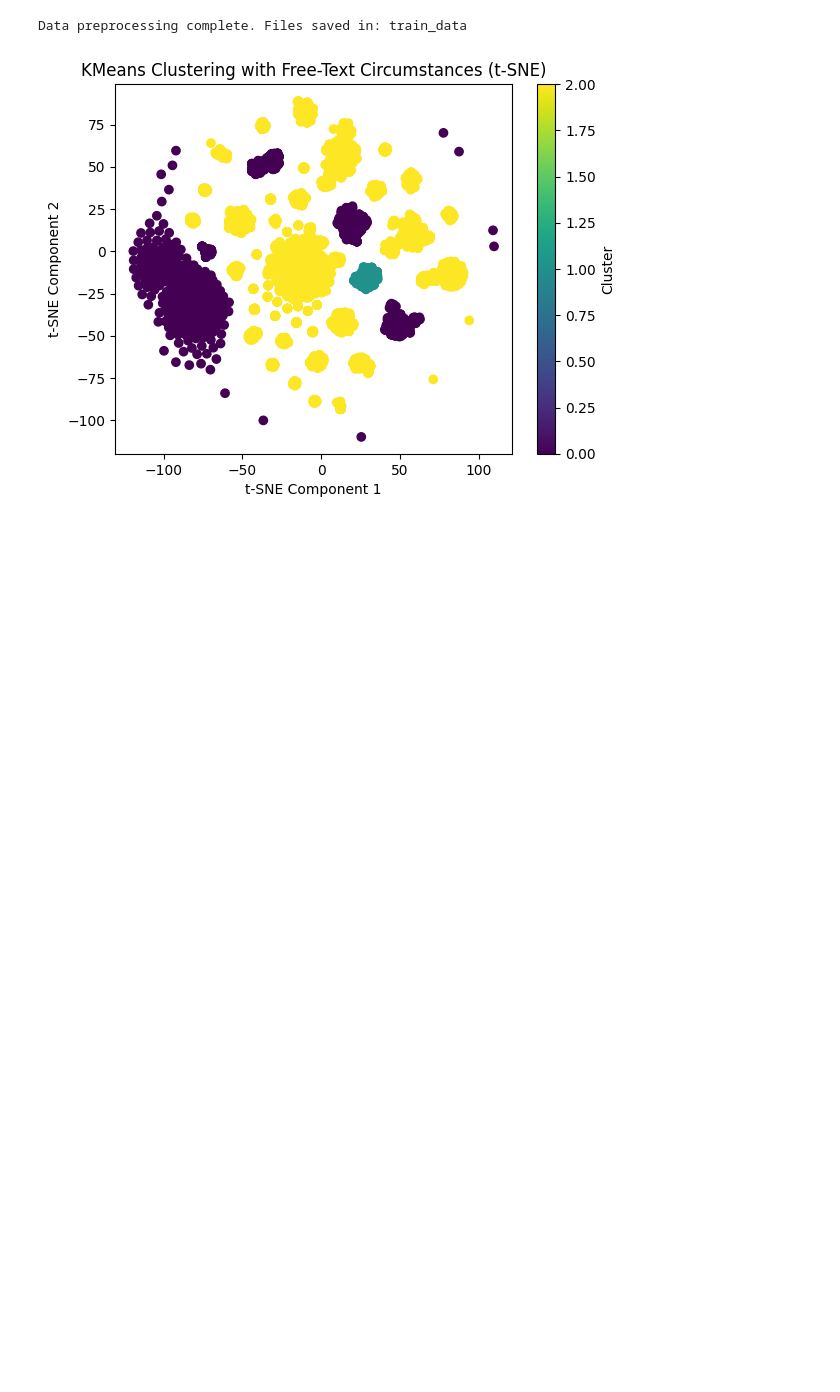
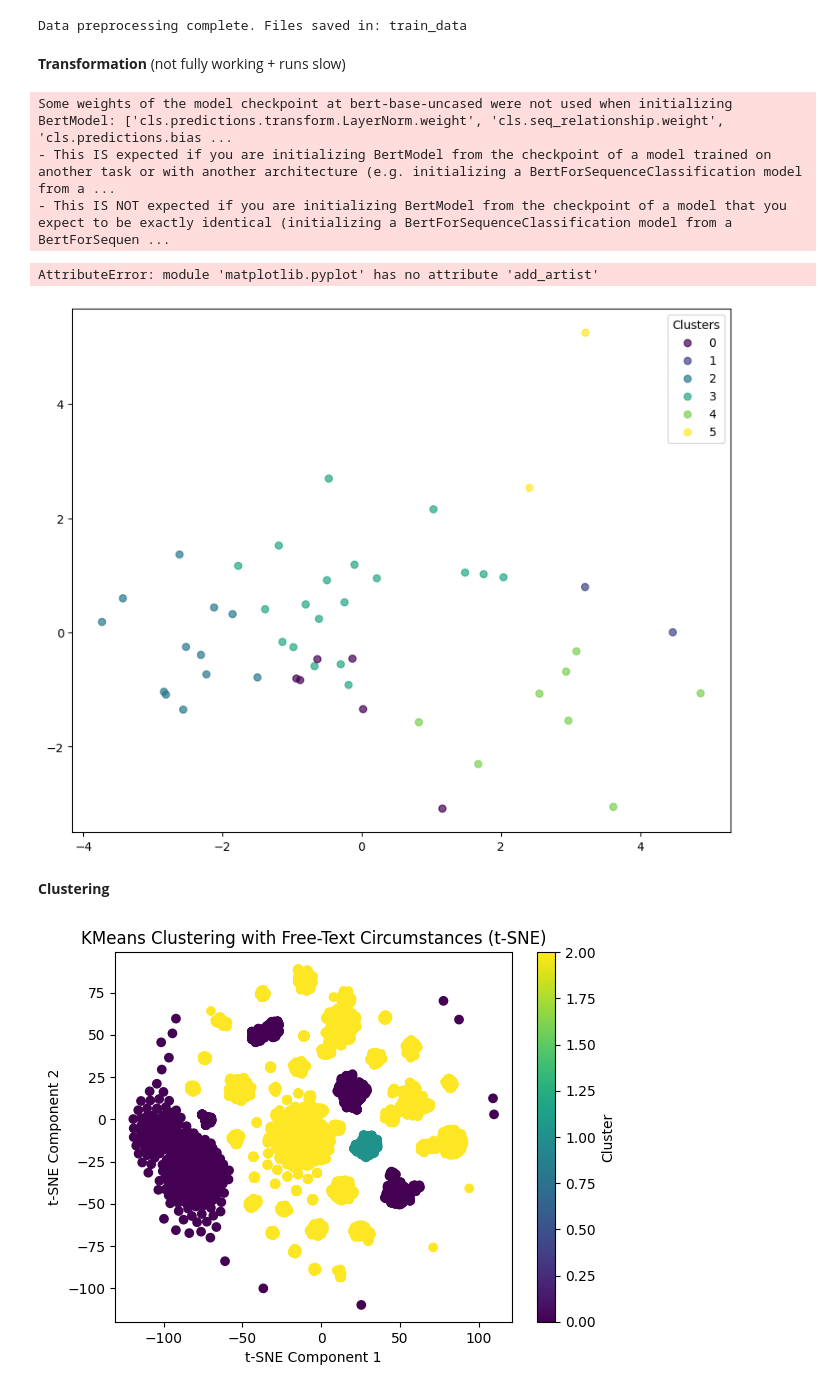
Before and after one commit to SpiffiRacoon/ISBiT, a Jupyter notebook: ML/research_notebook.ipynb, the cells around one changed output. Drawn from its saved outputs; the diff is of its cells as text; code cells hidden in the pictures; blank space fills up the shorter version.

Commit message:
transformation + clustering + visualization

```diff
--- a/ML/research_notebook.ipynb
+++ b/ML/research_notebook.ipynb
@@ -62,3 +62,78 @@ output_dir = "train_data"
 preprocess_and_split_data(input_file_path, output_dir)
 # %% [output]
 Data preprocessing complete. Files saved in: train_data
+# %% [markdown]
+**Transformation** (not fully working + runs slow)
+# %%
+import pandas as pd
+import numpy as np
+import torch
+from transformers import BertTokenizer, BertModel
+from sklearn.preprocessing import StandardScaler
+from sklearn.decomposition import PCA
+from sklearn.cluster import KMeans
+import matplotlib.pyplot as plt
+
+# Load the CSV file
+df = pd.read_csv('data/QAQC/50data.csv')
+
+# Optional: Clean the text (e.g., lowercase, remove punctuation)
+df['text'] = df['text'].str.lower()
+df['text'] = df['text'].str.replace(r'[^\w\s]', '', regex=True)
+
+# Load pre-trained model tokenizer and model (BERT in this case)
+tokenizer = BertTokenizer.from_pretrained('bert-base-uncased')
+model = BertModel.from_pretrained('bert-base-uncased')
+
+# Function to get BERT embeddings for text
+def get_bert_embedding(text):
+    inputs = tokenizer(text, return_tensors='pt', truncation=True, padding=True, max_length=128)
+    with torch.no_grad():  # We don't need gradients for this step
+        outputs = model(**inputs)
+    # Return the embedding of the [CLS] token (first token, representing the whole sequence)
+    return outputs.last_hidden_state[:, 0, :].squeeze().numpy()
+
+# Apply the function to the 'text' column
+df['embeddings'] = df['text'].apply(get_bert_embedding)
+
+# Step 1: Now, we extract the embeddings for clustering
+embeddings_matrix = np.array(df['embeddings'].to_list())
+
+# Optional: Process structured data if it exists
+# For instance, scaling numerical features
+if 'numerical_column' in df.columns:
+    scaler = StandardScaler()
+    scaled_numerical_data = scaler.fit_transform(df[['numerical_column']])
+
+    # Combine the numerical data with text embeddings
+    combined_data = np.hstack((scaled_numerical_data, embeddings_matrix))
+else:
+    combined_data = embeddings_matrix
+
+# Step 2: Apply KMeans Clustering
+n_clusters = df['verbose label'].nunique()  # Number of unique verbose labels
+kmeans = KMeans(n_clusters=n_clusters, random_state=42)
+df['cluster'] = kmeans.fit_predict(combined_data)
+
+# Step 3: Apply PCA for visualization
+pca = PCA(n_components=2)
+pca_components = pca.fit_transform(combined_data)
+
+# Step 4: Visualize the clusters with different colors
+plt.figure(figsize=(10, 8))
+scatter = plt.scatter(pca_components[:, 0], pca_components[:, 1], c=df['cluster'], cmap='viridis', alpha=0.7)
+
+# Create a legend for the clusters
+legend1 = plt.legend(*scatter.legend_elements(), title="Clusters", loc='upper right')
+plt.xlabel('PCA Component 1')
+plt.ylabel('PCA Component 2')
+plt.title('Text Embeddings Clustering with PCA')
+plt.show()
+# %% [output]
+Some weights of the model checkpoint at bert-base-uncased were not used when initializing BertModel: ['cls.predictions.transform.LayerNorm.weight', 'cls.seq_relationship.weight', 'cls.predictions.bias ...
+- This IS expected if you are initializing BertModel from the checkpoint of a model trained on another task or with another architecture (e.g. initializing a BertForSequenceClassification model from a ...
+- This IS NOT expected if you are initializing BertModel from the checkpoint of a model that you expect to be exactly identical (initializing a BertForSequenceClassification model from a BertForSequen ...
+AttributeError: module 'matplotlib.pyplot' has no attribute 'add_artist'
+[figure, added]
+# %% [markdown]
+**Clustering**
```
Also changed, not shown: parts of 1 cell of this notebook, 2 other files.
